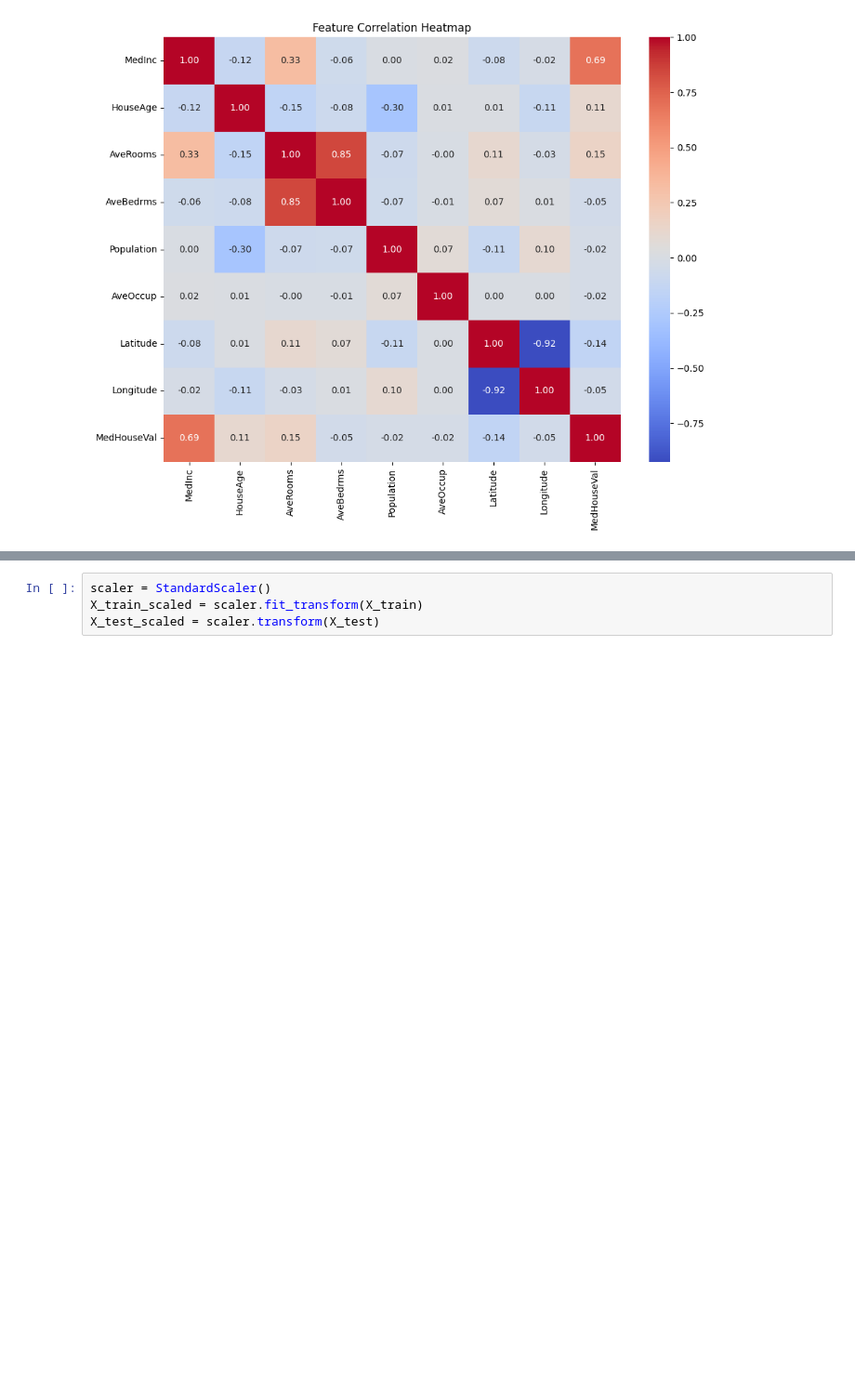
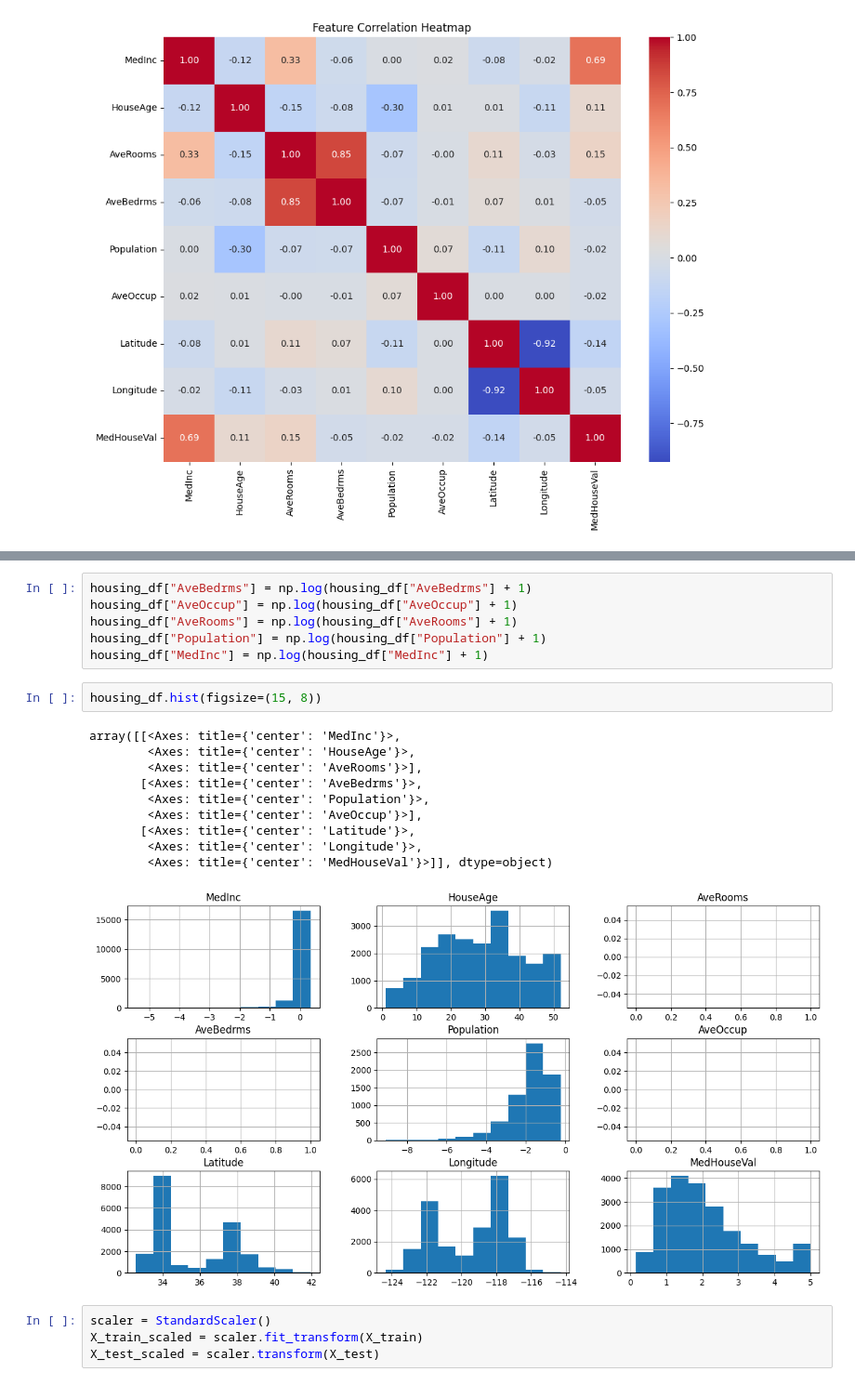
Before and after one commit to Rudeus0/house_price_prediction, a Jupyter notebook: notebooks/analysis.ipynb, the cells around one changed output, grey strips where cells are left out. Shown at 93% size. Cells and saved outputs as stored; diff of their text form; blank space fills up the shorter version.

```diff
--- a/notebooks/analysis.ipynb
+++ b/notebooks/analysis.ipynb
@@ -82,3 +96,22 @@ plt.show()
+# %%
+housing_df["AveBedrms"] = np.log(housing_df["AveBedrms"] + 1)
+housing_df["AveOccup"] = np.log(housing_df["AveOccup"] + 1)
+housing_df["AveRooms"] = np.log(housing_df["AveRooms"] + 1)
+housing_df["Population"] = np.log(housing_df["Population"] + 1)
+housing_df["MedInc"] = np.log(housing_df["MedInc"] + 1)
+# %%
+housing_df.hist(figsize=(15, 8))
+# %% [output]
+array([[<Axes: title={'center': 'MedInc'}>,
+        <Axes: title={'center': 'HouseAge'}>,
+        <Axes: title={'center': 'AveRooms'}>],
+       [<Axes: title={'center': 'AveBedrms'}>,
+        <Axes: title={'center': 'Population'}>,
+        <Axes: title={'center': 'AveOccup'}>],
+       [<Axes: title={'center': 'Latitude'}>,
+        <Axes: title={'center': 'Longitude'}>,
+        <Axes: title={'center': 'MedHouseVal'}>]], dtype=object)
+[figure, added]
 # %%
 scaler = StandardScaler()
 X_train_scaled = scaler.fit_transform(X_train)
```
Also changed, not shown: parts of 2 cells of this notebook, 1 other file.
